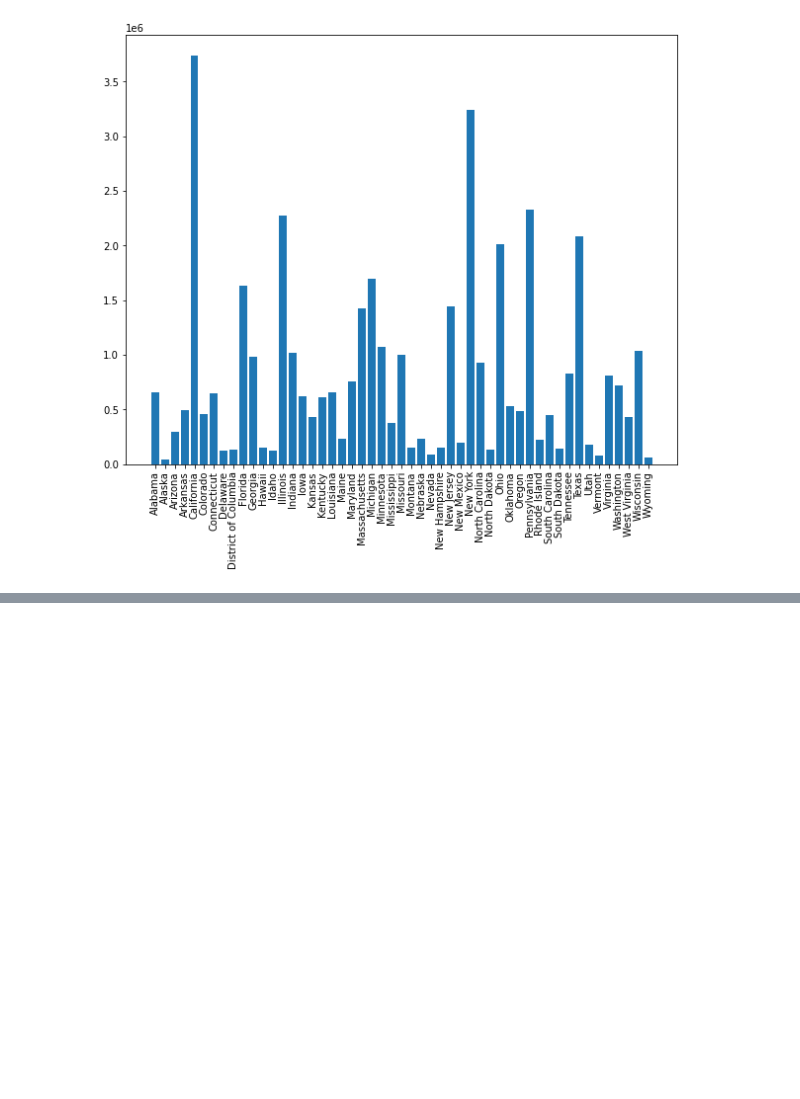
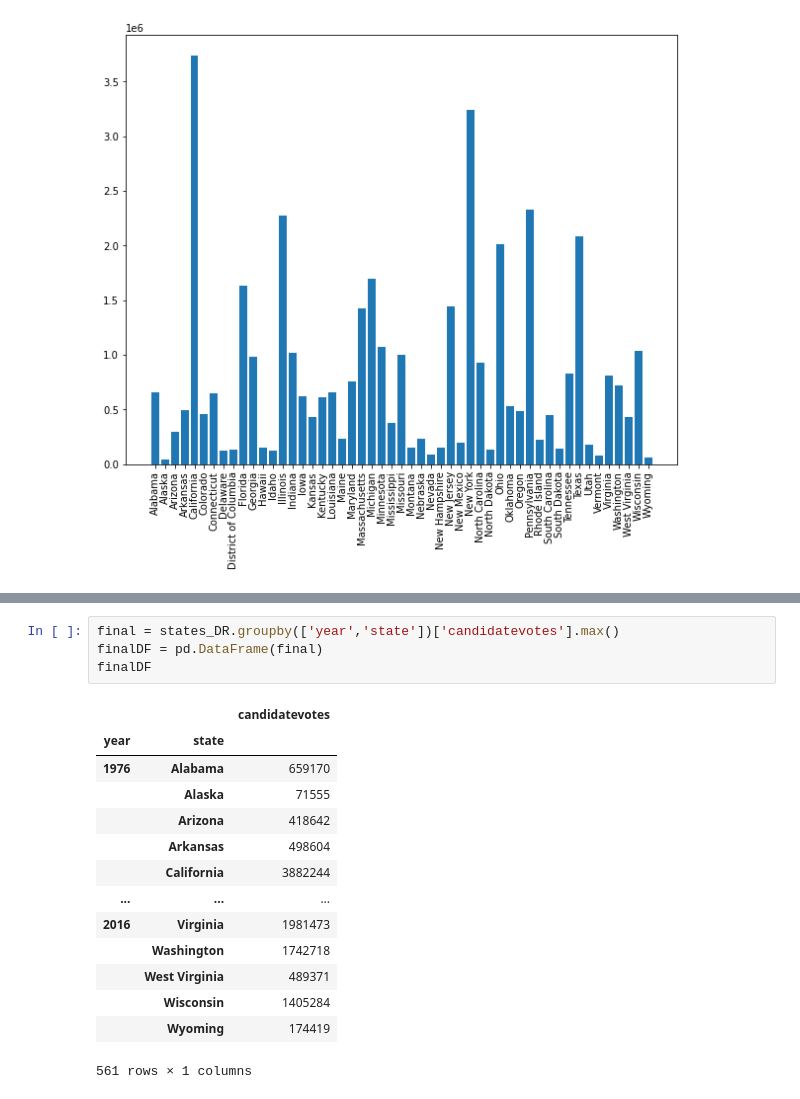
Before and after one commit to Gabby19231/Project-1, a Jupyter notebook: states.ipynb, the cells around one changed output, grey strips where cells are left out. Drawn from its saved outputs; the diff is of its cells as text; blank space fills up the shorter version.

```diff
--- a/states.ipynb
+++ b/states.ipynb
@@ -340,0 +336,19 @@ louisiana
+# %%
+final = states_DR.groupby(['year','state'])['candidatevotes'].max()
+finalDF = pd.DataFrame(final)
+finalDF
+# %% [output]
+|  |  | candidatevotes |
+| year | state |  |
+| 1976 | Alabama | 659170 |
+|  | Alaska | 71555 |
+|  | Arizona | 418642 |
+|  | Arkansas | 498604 |
+|  | California | 3882244 |
+| ... | ... | ... |
+| 2016 | Virginia | 1981473 |
+|  | Washington | 1742718 |
+|  | West Virginia | 489371 |
+|  | Wisconsin | 1405284 |
+|  | Wyoming | 174419 |
+561 rows × 1 columns
```
Also changed, not shown: parts of 11 cells of this notebook.
